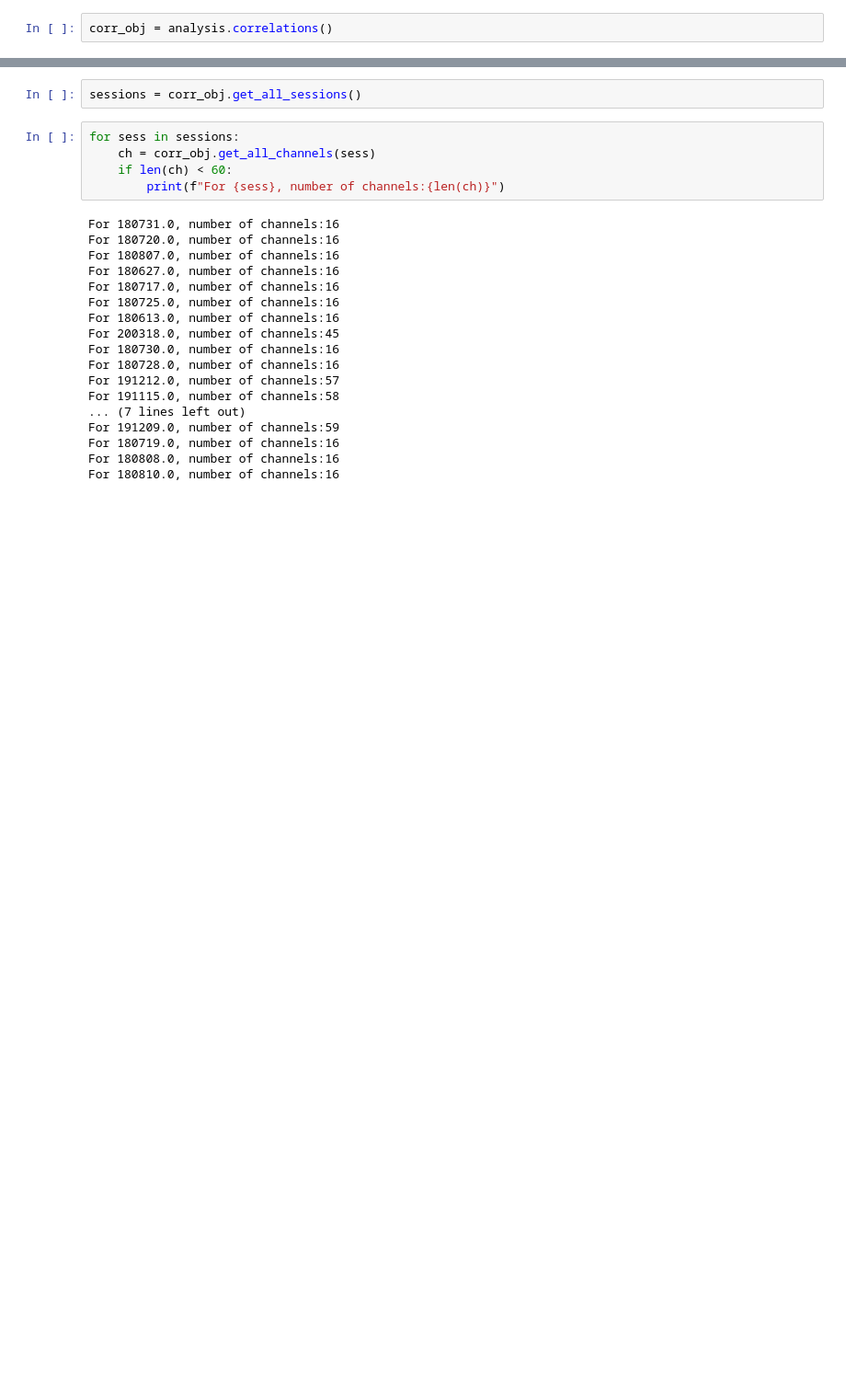
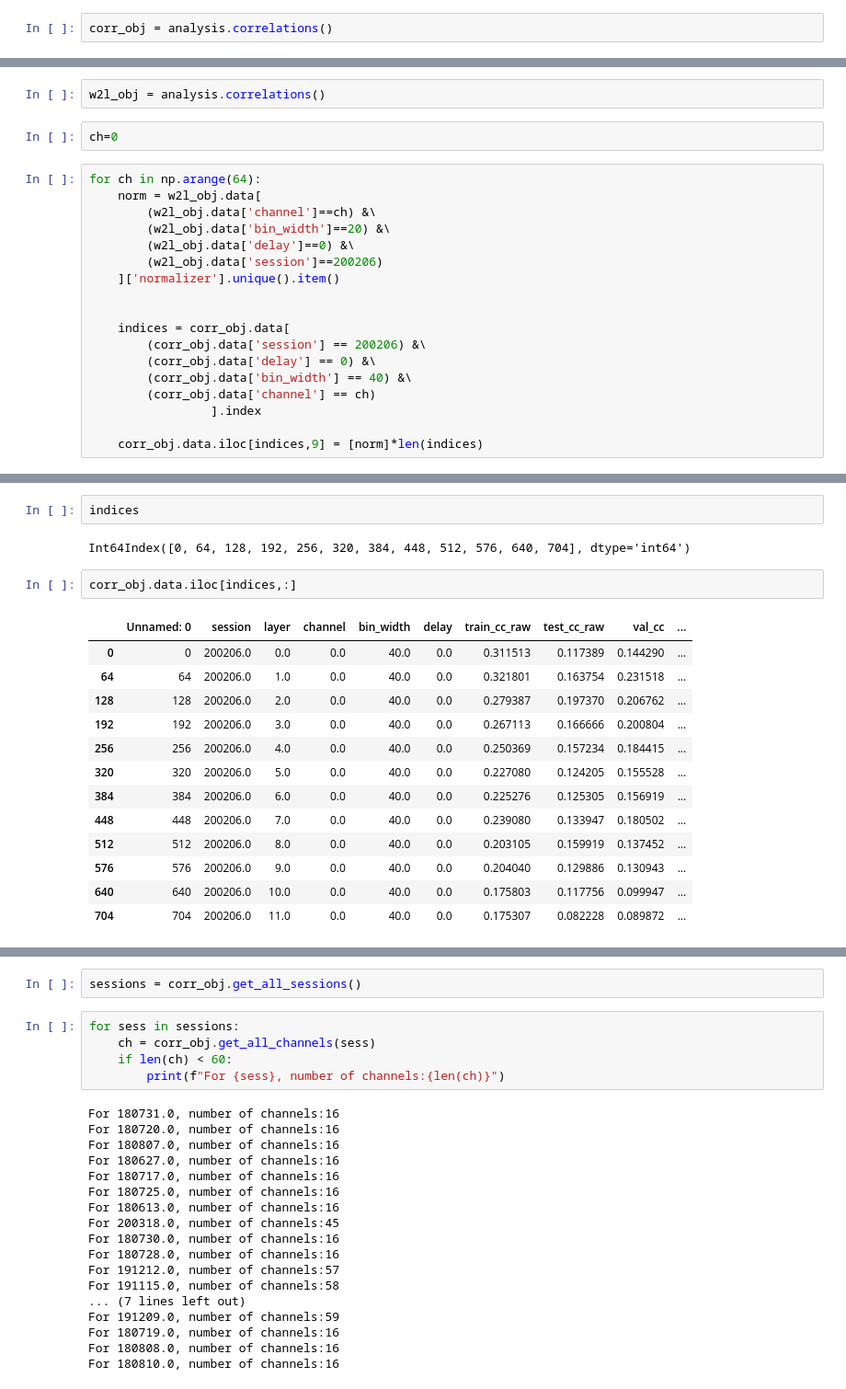
Before and after one commit to bilalhsp/Auditory_Cortex, a Jupyter notebook: experiments/correlations_analysis/correlations_analysis.ipynb, the cells around one changed output, grey strips where cells are left out. Shown at 92% size. Saved outputs shown, nothing was run; the diff lists cells and outputs as text; blank space fills up the shorter version.

```diff
--- a/experiments/correlations_analysis/correlations_analysis.ipynb
+++ b/experiments/correlations_analysis/correlations_analysis.ipynb
@@ -292,0 +388,22 @@ corr_obj = analysis.correlations()
+# %%
+w2l_obj = analysis.correlations()
+# %%
+ch=0
+# %%
+for ch in np.arange(64):
+    norm = w2l_obj.data[
+        (w2l_obj.data['channel']==ch) &\
+        (w2l_obj.data['bin_width']==20) &\
+        (w2l_obj.data['delay']==0) &\
+        (w2l_obj.data['session']==200206)
+    ]['normalizer'].unique().item()
+
+
+    indices = corr_obj.data[
+        (corr_obj.data['session'] == 200206) &\
+        (corr_obj.data['delay'] == 0) &\
+        (corr_obj.data['bin_width'] == 40) &\
+        (corr_obj.data['channel'] == ch)
+                 ].index
+
+    corr_obj.data.iloc[indices,9] = [norm]*len(indices)
@@ -292,0 +436,20 @@ corr_obj = analysis.correlations()
+# %%
+indices
+# %% [output]
+Int64Index([0, 64, 128, 192, 256, 320, 384, 448, 512, 576, 640, 704], dtype='int64')
+# %%
+corr_obj.data.iloc[indices,:]
+# %% [output]
+|  | Unnamed: 0 | session | layer | channel | bin_width | delay | train_cc_raw | test_cc_raw | val_cc | ... |
+| 0 | 0 | 200206.0 | 0.0 | 0.0 | 40.0 | 0.0 | 0.311513 | 0.117389 | 0.144290 | ... |
+| 64 | 64 | 200206.0 | 1.0 | 0.0 | 40.0 | 0.0 | 0.321801 | 0.163754 | 0.231518 | ... |
+| 128 | 128 | 200206.0 | 2.0 | 0.0 | 40.0 | 0.0 | 0.279387 | 0.197370 | 0.206762 | ... |
+| 192 | 192 | 200206.0 | 3.0 | 0.0 | 40.0 | 0.0 | 0.267113 | 0.166666 | 0.200804 | ... |
+| 256 | 256 | 200206.0 | 4.0 | 0.0 | 40.0 | 0.0 | 0.250369 | 0.157234 | 0.184415 | ... |
+| 320 | 320 | 200206.0 | 5.0 | 0.0 | 40.0 | 0.0 | 0.227080 | 0.124205 | 0.155528 | ... |
+| 384 | 384 | 200206.0 | 6.0 | 0.0 | 40.0 | 0.0 | 0.225276 | 0.125305 | 0.156919 | ... |
+| 448 | 448 | 200206.0 | 7.0 | 0.0 | 40.0 | 0.0 | 0.239080 | 0.133947 | 0.180502 | ... |
+| 512 | 512 | 200206.0 | 8.0 | 0.0 | 40.0 | 0.0 | 0.203105 | 0.159919 | 0.137452 | ... |
+| 576 | 576 | 200206.0 | 9.0 | 0.0 | 40.0 | 0.0 | 0.204040 | 0.129886 | 0.130943 | ... |
+| 640 | 640 | 200206.0 | 10.0 | 0.0 | 40.0 | 0.0 | 0.175803 | 0.117756 | 0.099947 | ... |
+| 704 | 704 | 200206.0 | 11.0 | 0.0 | 40.0 | 0.0 | 0.175307 | 0.082228 | 0.089872 | ... |
```
Also changed, not shown: parts of 43 cells of this notebook, 20 other files.
